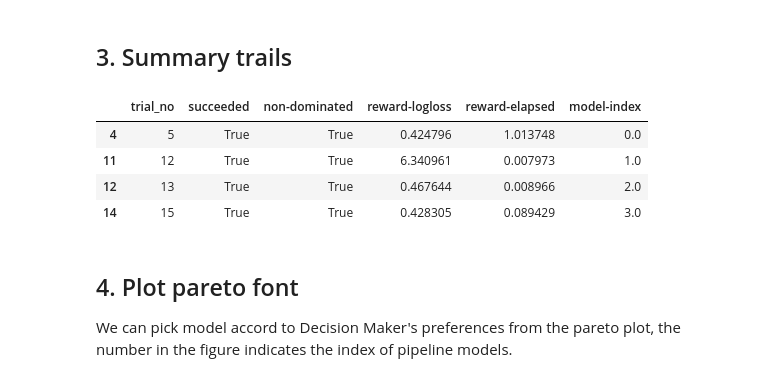
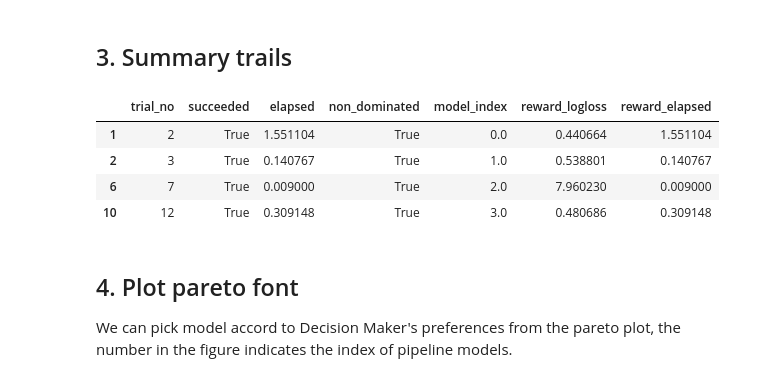
Before and after one commit to DataCanvasIO/Hypernets, a Jupyter notebook: hypernets/examples/62.RNSGAII_example.ipynb, the cells around one changed output. Drawn from its saved outputs; the diff is of its cells as text; code cells hidden in the pictures.

```diff
--- a/hypernets/examples/62.RNSGAII_example.ipynb
+++ b/hypernets/examples/62.RNSGAII_example.ipynb
@@ -79,15 +79,14 @@ estimators
 # %% [markdown]
 ## 3. Summary trails
 # %%
-df_trials = experiment.hyper_model_.history.to_df()
-
-df_trials[df_trials['non-dominated'] == True][['trial_no', 'succeeded', 'non-dominated', 'reward-logloss', 'reward-elapsed', 'model-index']]
+df_trials = experiment.hyper_model_.history.to_df().copy().drop(['scores', 'reward'], axis=1)
+df_trials[df_trials['non_dominated'] == True]
 # %% [output]
-|  | trial_no | succeeded | non-dominated | reward-logloss | reward-elapsed | model-index |
-| 4 | 5 | True | True | 0.424796 | 1.013748 | 0.0 |
-| 11 | 12 | True | True | 6.340961 | 0.007973 | 1.0 |
-| 12 | 13 | True | True | 0.467644 | 0.008966 | 2.0 |
-| 14 | 15 | True | True | 0.428305 | 0.089429 | 3.0 |
+|  | trial_no | succeeded | elapsed | non_dominated | model_index | reward_logloss | reward_elapsed |
+| 1 | 2 | True | 1.551104 | True | 0.0 | 0.440664 | 1.551104 |
+| 2 | 3 | True | 0.140767 | True | 1.0 | 0.538801 | 0.140767 |
+| 6 | 7 | True | 0.009000 | True | 2.0 | 7.960230 | 0.009000 |
+| 10 | 12 | True | 0.309148 | True | 3.0 | 0.480686 | 0.309148 |
 # %% [markdown]
 ## 4. Plot pareto font
 
```
Also changed, not shown: parts of 3 cells of this notebook, 11 other files.
